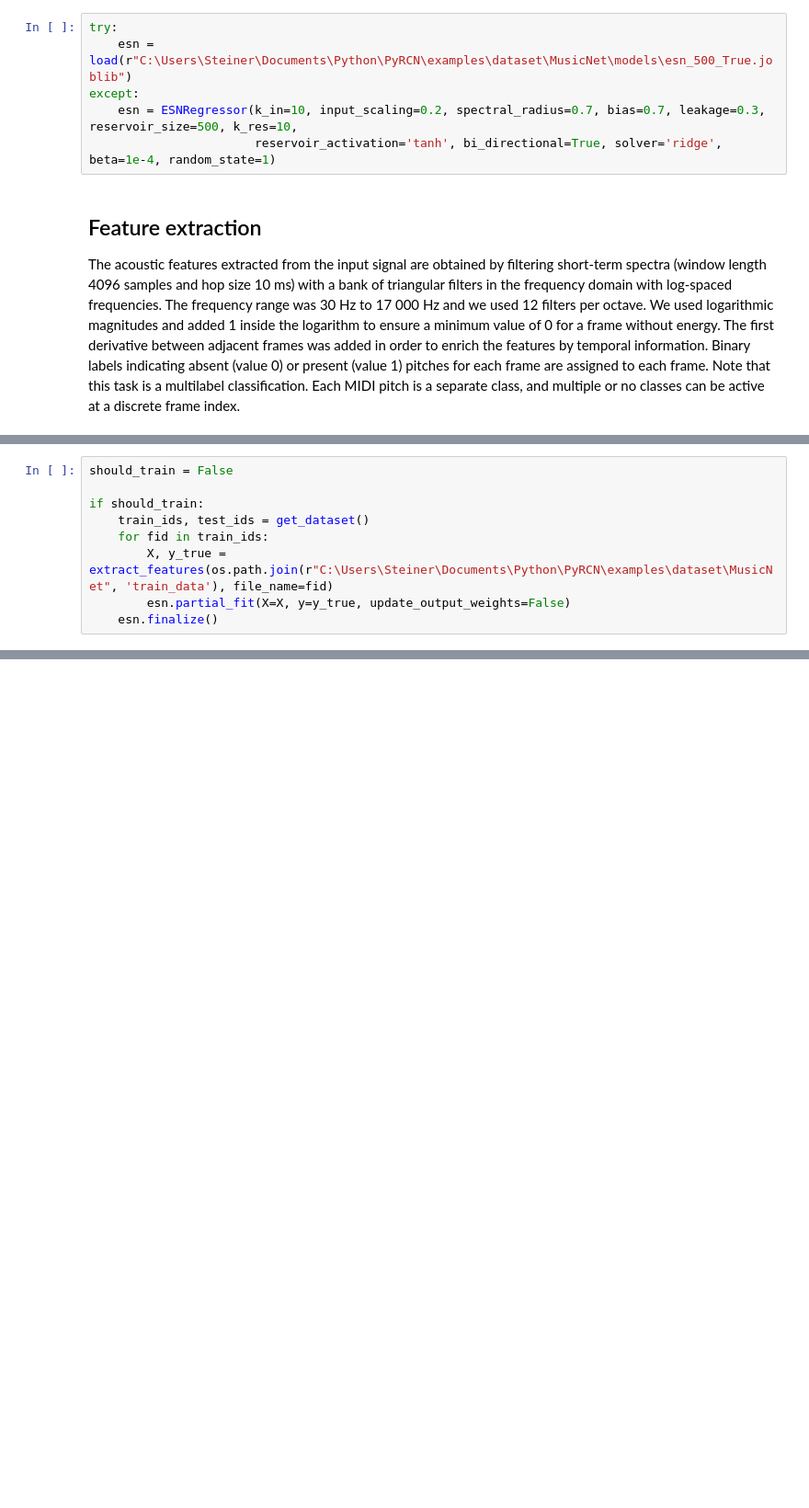
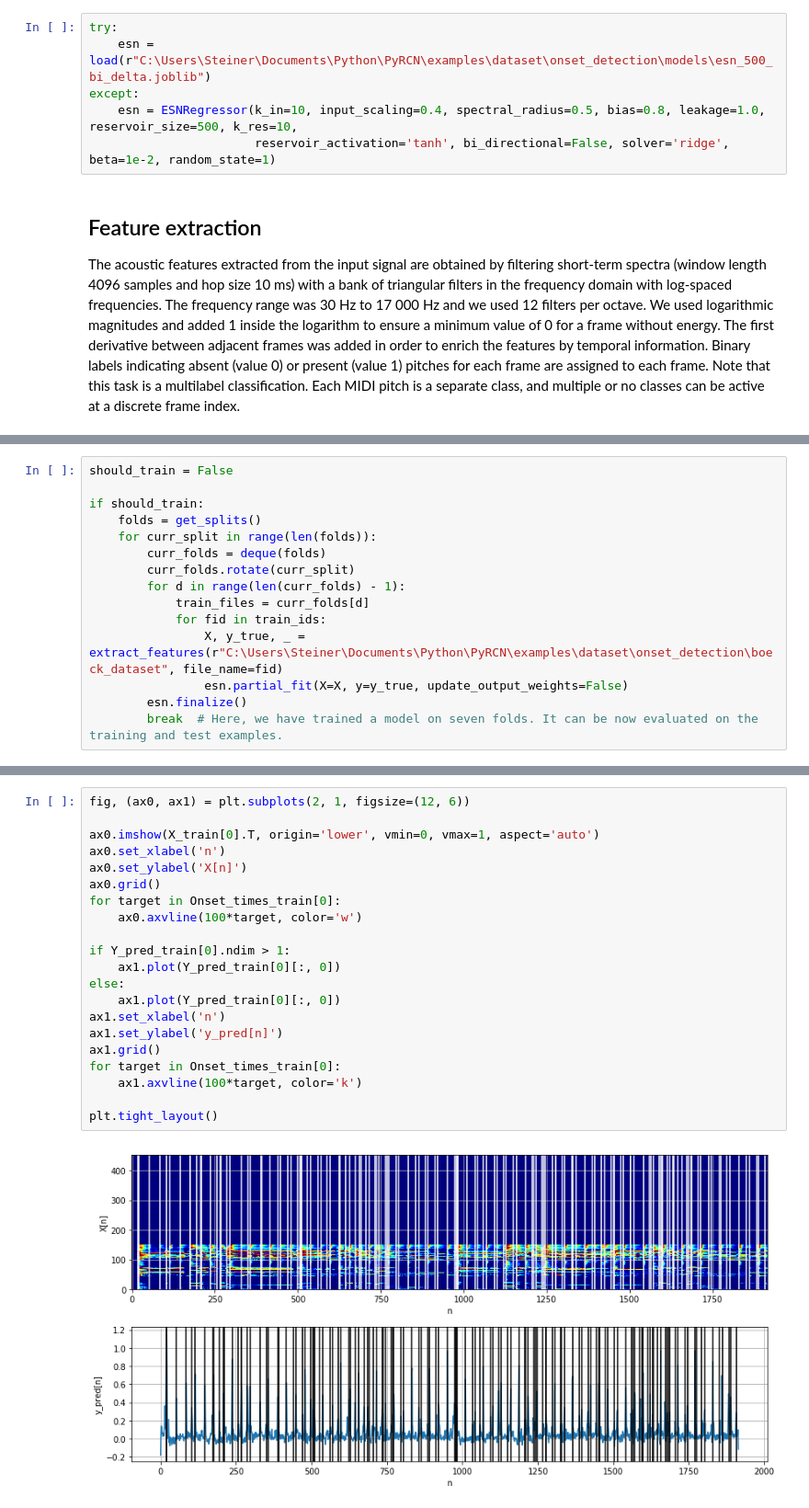
Before and after one commit to PlasmaControl/PyRCN, a Jupyter notebook: examples/onset_detection.ipynb, the cells around one changed output, grey strips where cells are left out. Shown at 92% size. Cells and saved outputs as stored; diff of their text form; blank space fills up the shorter version.

Commit message:
A very basic onset example is running. The two-layer system will follow soon.

```diff
--- a/examples/onset_detection.ipynb
+++ b/examples/onset_detection.ipynb
@@ -59,9 +69,9 @@ In case you would like to train new models, we provide the code here. Note that
 # %%
 try:
-    esn = load(r"C:\Users\Steiner\Documents\Python\PyRCN\examples\dataset\MusicNet\models\esn_500_True.joblib")
+    esn = load(r"C:\Users\Steiner\Documents\Python\PyRCN\examples\dataset\onset_detection\models\esn_500_bi_delta.joblib")
 except:
-    esn = ESNRegressor(k_in=10, input_scaling=0.2, spectral_radius=0.7, bias=0.7, leakage=0.3, reservoir_size=500, k_res=10,
-                       reservoir_activation='tanh', bi_directional=True, solver='ridge', beta=1e-4, random_state=1)
+    esn = ESNRegressor(k_in=10, input_scaling=0.4, spectral_radius=0.5, bias=0.8, leakage=1.0, reservoir_size=500, k_res=10,
+                       reservoir_activation='tanh', bi_directional=False, solver='ridge', beta=1e-2, random_state=1)
 # %% [markdown]
 ## Feature extraction
 
@@ -122,11 +144,17 @@ By default, "update_output_weights=False" and it is not necessary to call finali
 should_train = False
 
 if should_train:
-    train_ids, test_ids = get_dataset()
-    for fid in train_ids:
-        X, y_true = extract_features(os.path.join(r"C:\Users\Steiner\Documents\Python\PyRCN\examples\dataset\MusicNet", 'train_data'), file_name=fid)
-        esn.partial_fit(X=X, y=y_true, update_output_weights=False)
-    esn.finalize()
+    folds = get_splits()
+    for curr_split in range(len(folds)):
+        curr_folds = deque(folds)
+        curr_folds.rotate(curr_split)
+        for d in range(len(curr_folds) - 1):
+            train_files = curr_folds[d]
+            for fid in train_ids:
+                X, y_true, _ = extract_features(r"C:\Users\Steiner\Documents\Python\PyRCN\examples\dataset\onset_detection\boeck_dataset", file_name=fid)
+                esn.partial_fit(X=X, y=y_true, update_output_weights=False)
+        esn.finalize()
+        break  # Here, we have trained a model on seven folds. It can be now evaluated on the training and test examples.
 # %% [markdown]
 ## Validate the ESN model
 
@@ -197,0 +202,23 @@ plt.tight_layout()
+# %%
+fig, (ax0, ax1) = plt.subplots(2, 1, figsize=(12, 6))
+
+ax0.imshow(X_train[0].T, origin='lower', vmin=0, vmax=1, aspect='auto')
+ax0.set_xlabel('n')
+ax0.set_ylabel('X[n]')
+ax0.grid()
+for target in Onset_times_train[0]:
+    ax0.axvline(100*target, color='w')
+
+if Y_pred_train[0].ndim > 1:
+    ax1.plot(Y_pred_train[0][:, 0])
+else:
+    ax1.plot(Y_pred_train[0][:, 0])
+ax1.set_xlabel('n')
+ax1.set_ylabel('y_pred[n]')
+ax1.grid()
+for target in Onset_times_train[0]:
+    ax1.axvline(100*target, color='k')
+
+plt.tight_layout()
+# %% [output]
+[figure, added]
```
Also changed, not shown: parts of 13 cells of this notebook, 35 other files.
